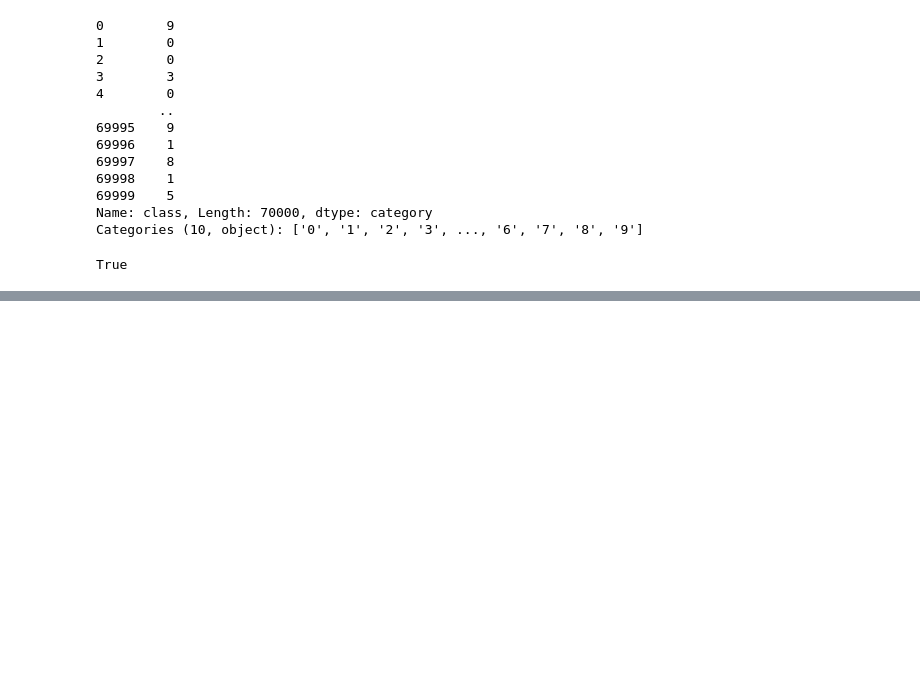
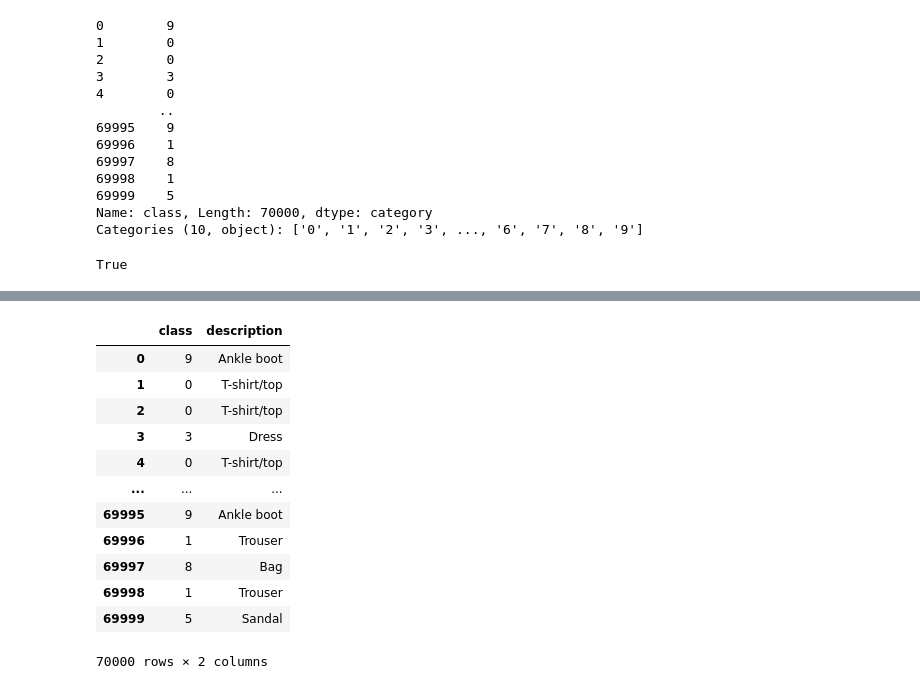
Before and after one commit to jlmelville/drnb, a Jupyter notebook: notebooks/data-pipeline/fashion.ipynb, the cells around one changed output, grey strips where cells are left out. Drawn from its saved outputs; the diff is of its cells as text; code cells hidden in the pictures; blank space fills up the shorter version.

```diff
--- a/notebooks/data-pipeline/fashion.ipynb
+++ b/notebooks/data-pipeline/fashion.ipynb
@@ -61,11 +61,26 @@ Categories (10, object): ['Ankle boot', 'Bag', 'Coat', 'Dress', ..., 'Shirt', 'S
 # %%
 target = pd.concat(
     [
         fashion.target,
         description,
     ],
     axis=1,
 )
+target
+# %% [output]
+|  | class | description |
+| 0 | 9 | Ankle boot |
+| 1 | 0 | T-shirt/top |
+| 2 | 0 | T-shirt/top |
+| 3 | 3 | Dress |
+| 4 | 0 | T-shirt/top |
+| ... | ... | ... |
+| 69995 | 9 | Ankle boot |
+| 69996 | 1 | Trouser |
+| 69997 | 8 | Bag |
+| 69998 | 1 | Trouser |
+| 69999 | 5 | Sandal |
+70000 rows × 2 columns
 # %%
 from drnb.io.pipeline import create_default_pipeline
 
```
Also changed, not shown: parts of 2 cells of this notebook, 1 other file.
